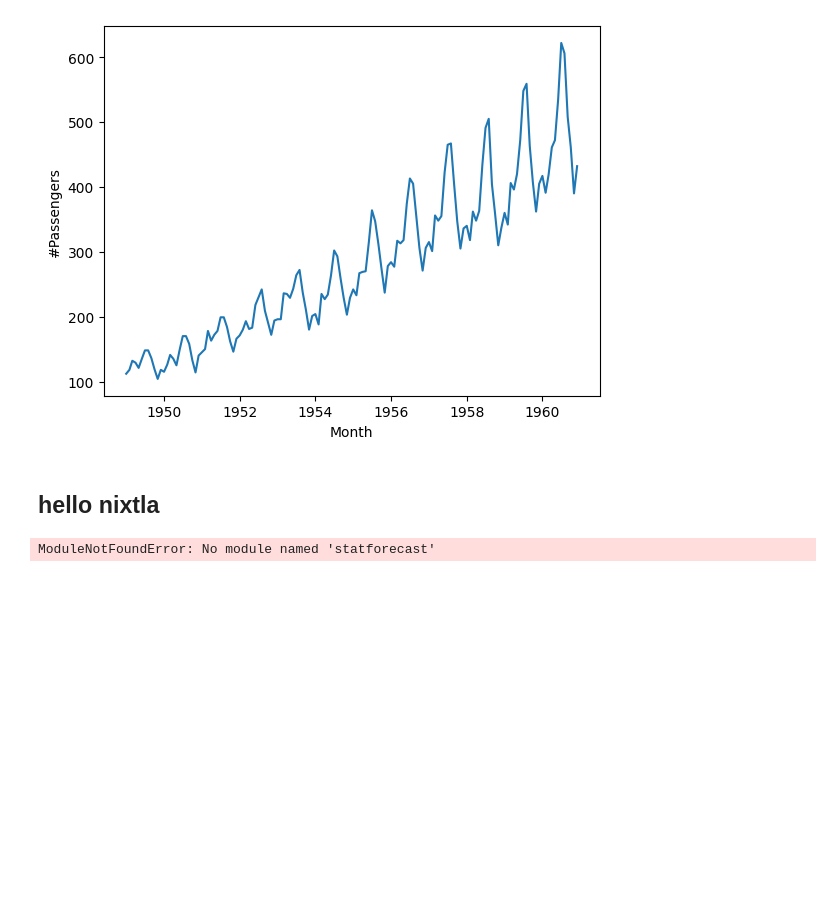
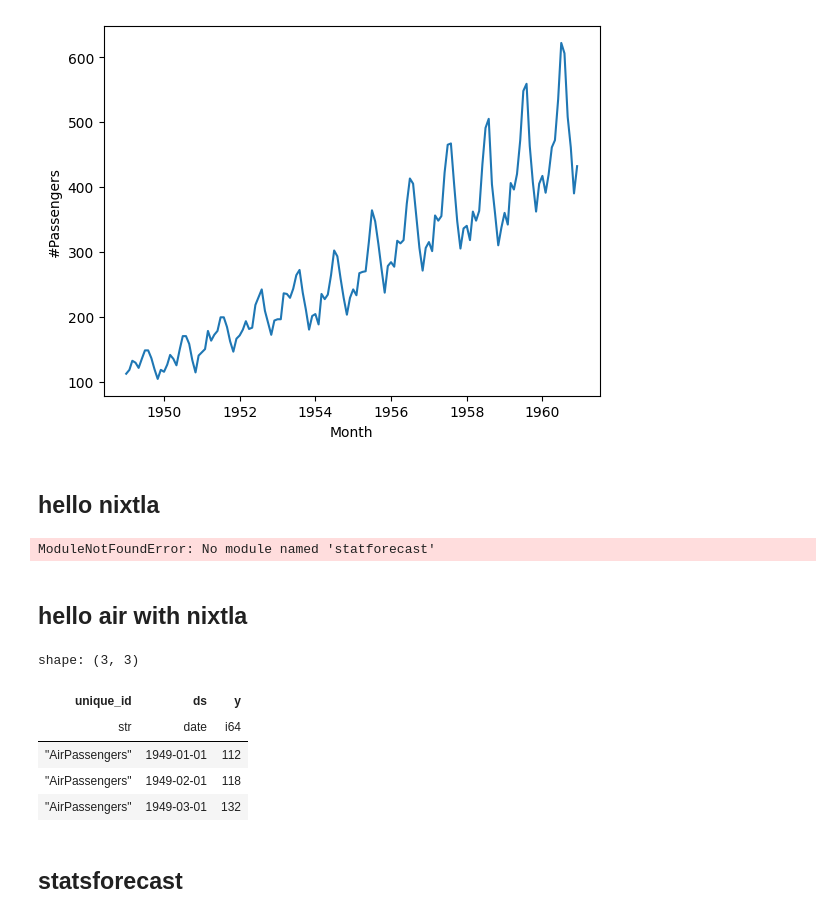
Before and after one commit to pietroppeter/talk-crash-forecasting-naive-to-foundational, a Jupyter notebook: snippets.ipynb, the cells around one changed output. Saved outputs shown, nothing was run; the diff lists cells and outputs as text; code cells hidden in the pictures; blank space fills up the shorter version.

Commit message:
messing with statsforecast

```diff
--- a/snippets.ipynb
+++ b/snippets.ipynb
@@ -37,3 +43,18 @@ from statforecast import generate_series
 ModuleNotFoundError: No module named 'statforecast'
 # %%
 import mlforecast
+# %% [markdown]
+## hello air with nixtla
+# %%
+url = "https://datasets-nixtla.s3.amazonaws.com/air-passengers.csv"
+air = pl.read_csv(url).with_columns(pl.col("ds").str.to_date())
+air.head(3)
+# %% [output]
+shape: (3, 3)
+| unique_id | ds | y |
+| str | date | i64 |
+| "AirPassengers" | 1949-01-01 | 112 |
+| "AirPassengers" | 1949-02-01 | 118 |
+| "AirPassengers" | 1949-03-01 | 132 |
+# %% [markdown]
+## statsforecast
```
Also changed, not shown: parts of 3 cells of this notebook, 8 other files.
